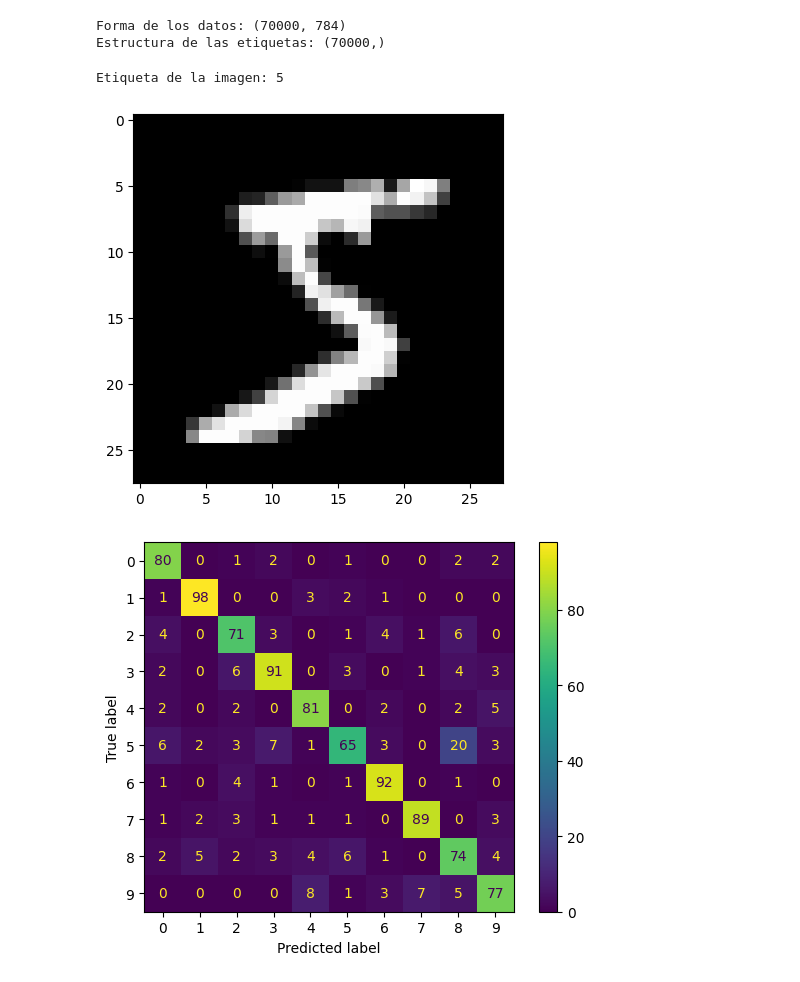
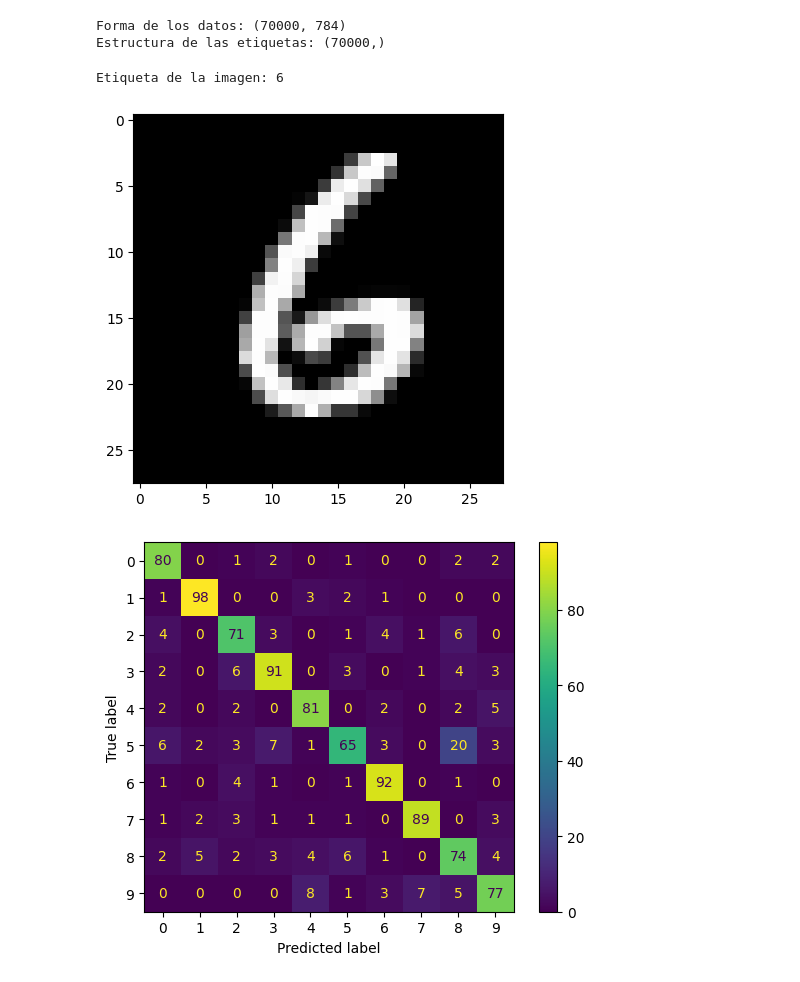
Before and after one commit to rubenhIII/VisionArtificial, a Jupyter notebook: Modulo_07/machine_learning.ipynb, the cells around one changed output. Cells and saved outputs as stored; diff of their text form; code cells hidden in the pictures.

```diff
--- a/Modulo_07/machine_learning.ipynb
+++ b/Modulo_07/machine_learning.ipynb
@@ -36,15 +33,15 @@ Estructura de las etiquetas: (70000,)
 # %%
 # Por ejemplo, se muestra la imagen 1:
 
-imagen = X[0].reshape(28,28)
-etiqueta = y[0]
+imagen = X[6000].reshape(28,28)
+etiqueta = y[6000]
 
 print(f"Etiqueta de la imagen: {etiqueta}")
 plt.imshow(imagen, cmap="gray")
 plt.show()
 # %% [output]
-Etiqueta de la imagen: 5
+Etiqueta de la imagen: 6
-[figure, old version]
+[figure, new version]
 # %%
 # Se seleccionan los grupos de imagenes y etiquetas para el entrenamiento
 # y las pruebas. No se debe probar con el mismo grupo de entrenamiento (sesgos).
```
Also changed, not shown: parts of 2 cells of this notebook, 1 other file.
